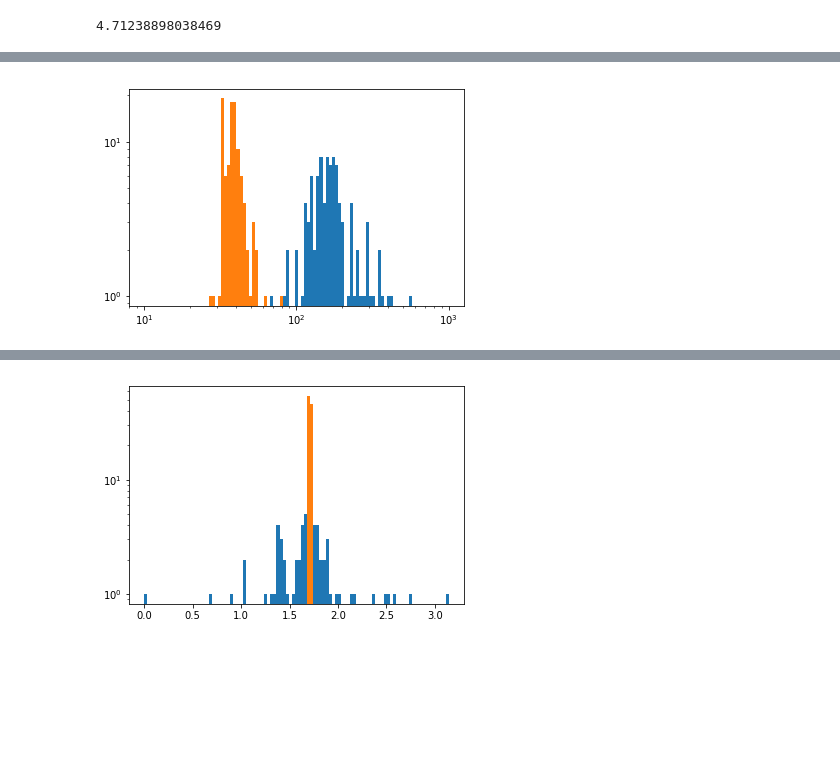
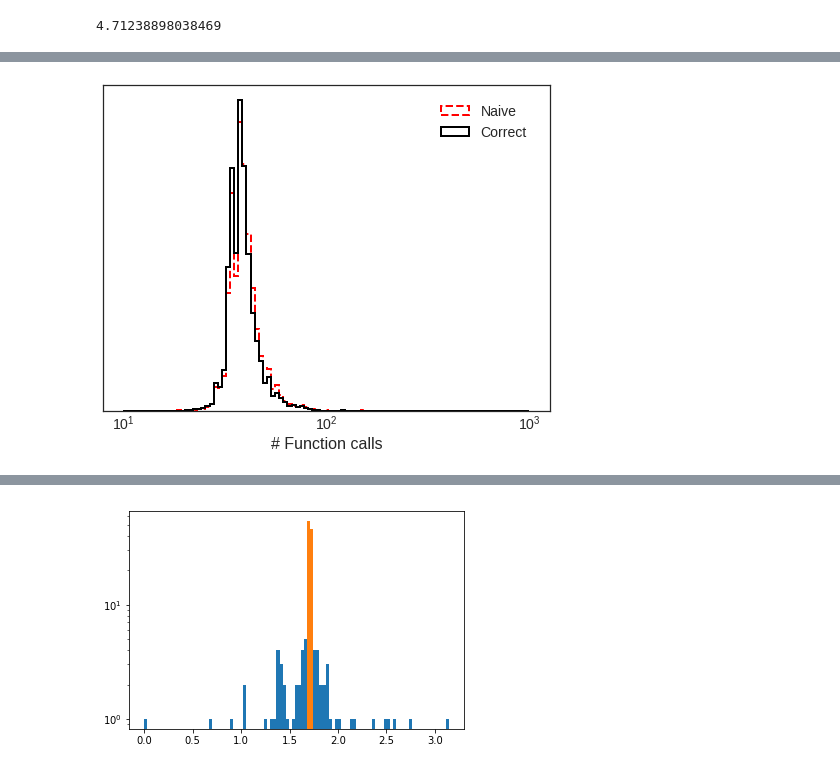
Before and after one commit to philippeller/spherical_opt, a Jupyter notebook: Simplex.ipynb, the cells around one changed output, grey strips where cells are left out. Cells and saved outputs as stored; diff of their text form; code cells hidden in the pictures; blank space fills up the shorter version.

```diff
--- a/Simplex.ipynb
+++ b/Simplex.ipynb
@@ -419,7 +597,7 @@ zen_sph = []
 
 fstd = 1e-5
 
-for i in range(100):
+for i in range(10000):
     x0 = np.empty((3,2))
     x0[:,0] = np.random.uniform(0,2.*pi,3)
     x0[:,1] = np.arccos(np.random.uniform(-1,1,3))
@@ -435,11 +613,27 @@ for i in range(100):
     az_sph.append(p['az'])
     zen_sph.append(p['zen'])
     ncall_sph.append(ncall)
-# %%
-bins = np.logspace(1,3,100)
-plt.hist(ncall_cart, bins=bins)
-plt.hist(ncall_sph, bins=bins)
-plt.gca().set_yscale('log')
-plt.gca().set_xscale('log')
-# %% [output]
-[figure, removed]
+# %%
+fig, ax = plt.subplots()
+
+
+bins = np.logspace(1,3,100)
+ax.hist(ncall_cart, bins=bins, histtype='step', lw=2, ls='--', color='r', label='Naive')
+ax.hist(ncall_sph, bins=bins, histtype='step', lw=2, color='k', label='Correct')
+#ax.set_yscale('log')
+ax.set_xscale('log')
+
+ax.set_xlabel('# Function calls')
+ax.set_ylabel('Frequency (a.u.)')
+ax.yaxis.set_visible(False)
+
+fig.legend(loc='upper right', bbox_to_anchor=(0.77, 0.85))
+
+if bad:
+    fig.savefig('calls_bad.pdf')
+    fig.savefig('calls_bad.png')
+else:
+    fig.savefig('calls_good.pdf')
+    fig.savefig('calls_good.png')
+# %% [output]
+[figure, added]
```
Also changed, not shown: parts of 13 cells of this notebook.
